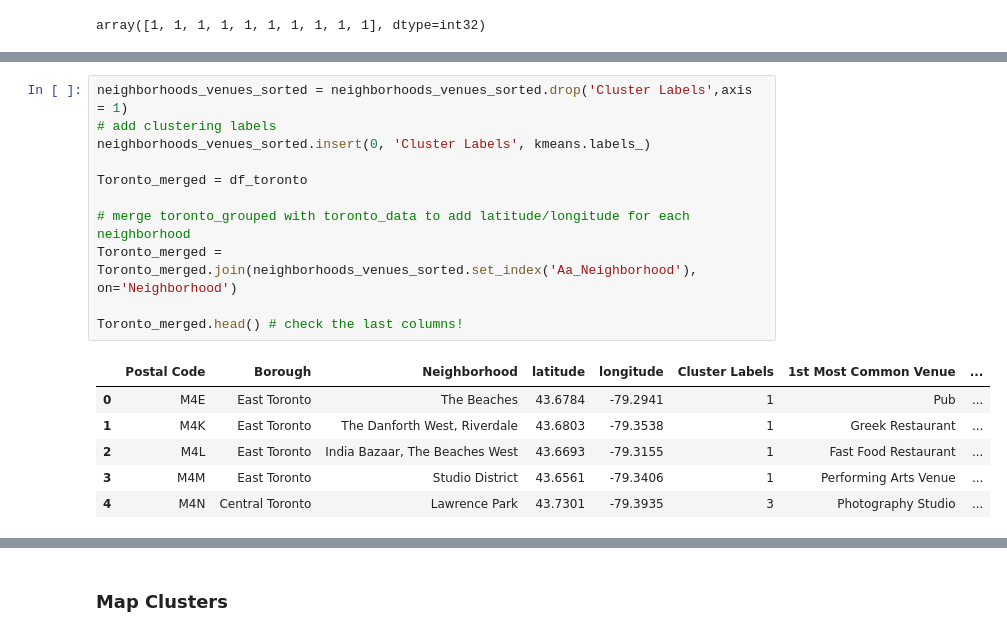
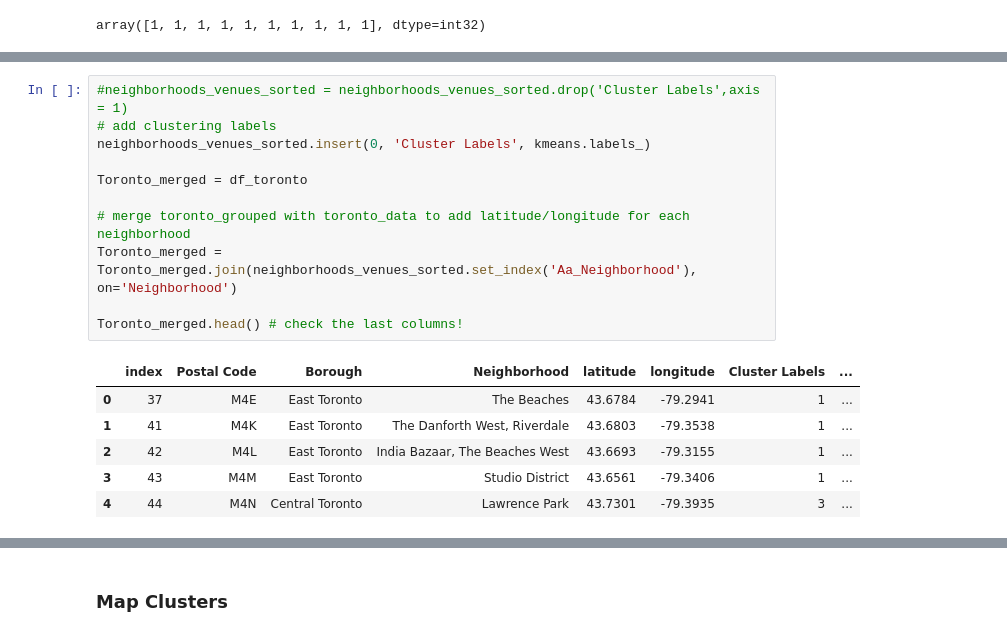
Before and after one commit to loveypathak/Coursera_Capstone, a Jupyter notebook: Neighbourhood_assignment_part3.ipynb, the cells around one changed output, grey strips where cells are left out. Cells and saved outputs as stored; diff of their text form.

```diff
--- a/Neighbourhood_assignment_part3.ipynb
+++ b/Neighbourhood_assignment_part3.ipynb
@@ -578,21 +580,21 @@ neighborhoods_venues_sorted.head()
 # %%
-neighborhoods_venues_sorted = neighborhoods_venues_sorted.drop('Cluster Labels',axis = 1)
+#neighborhoods_venues_sorted = neighborhoods_venues_sorted.drop('Cluster Labels',axis = 1)
 # add clustering labels
 neighborhoods_venues_sorted.insert(0, 'Cluster Labels', kmeans.labels_)
 
 Toronto_merged = df_toronto
 
 # merge toronto_grouped with toronto_data to add latitude/longitude for each neighborhood
 Toronto_merged = Toronto_merged.join(neighborhoods_venues_sorted.set_index('Aa_Neighborhood'), on='Neighborhood')
 
 Toronto_merged.head() # check the last columns!
 # %% [output]
-|  | Postal Code | Borough | Neighborhood | latitude | longitude | Cluster Labels | 1st Most Common Venue | ... |
-| 0 | M4E | East Toronto | The Beaches | 43.6784 | -79.2941 | 1 | Pub | ... |
-| 1 | M4K | East Toronto | The Danforth West, Riverdale | 43.6803 | -79.3538 | 1 | Greek Restaurant | ... |
-| 2 | M4L | East Toronto | India Bazaar, The Beaches West | 43.6693 | -79.3155 | 1 | Fast Food Restaurant | ... |
-| 3 | M4M | East Toronto | Studio District | 43.6561 | -79.3406 | 1 | Performing Arts Venue | ... |
-| 4 | M4N | Central Toronto | Lawrence Park | 43.7301 | -79.3935 | 3 | Photography Studio | ... |
+|  | index | Postal Code | Borough | Neighborhood | latitude | longitude | Cluster Labels | ... |
+| 0 | 37 | M4E | East Toronto | The Beaches | 43.6784 | -79.2941 | 1 | ... |
+| 1 | 41 | M4K | East Toronto | The Danforth West, Riverdale | 43.6803 | -79.3538 | 1 | ... |
+| 2 | 42 | M4L | East Toronto | India Bazaar, The Beaches West | 43.6693 | -79.3155 | 1 | ... |
+| 3 | 43 | M4M | East Toronto | Studio District | 43.6561 | -79.3406 | 1 | ... |
+| 4 | 44 | M4N | Central Toronto | Lawrence Park | 43.7301 | -79.3935 | 3 | ... |
 # %%
 Toronto_merged.shape
 # %% [output]
```
Also changed, not shown: parts of 16 cells of this notebook.
